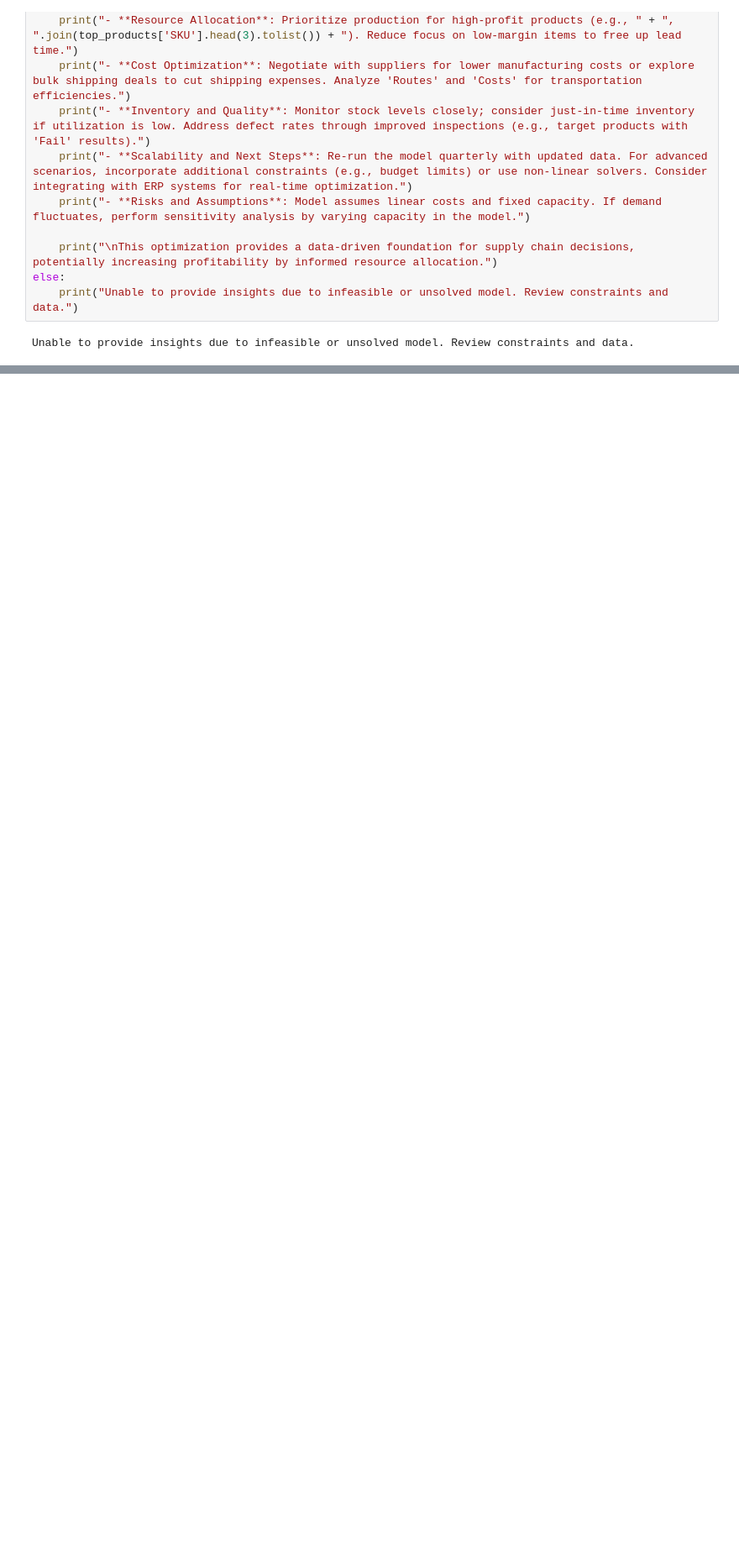
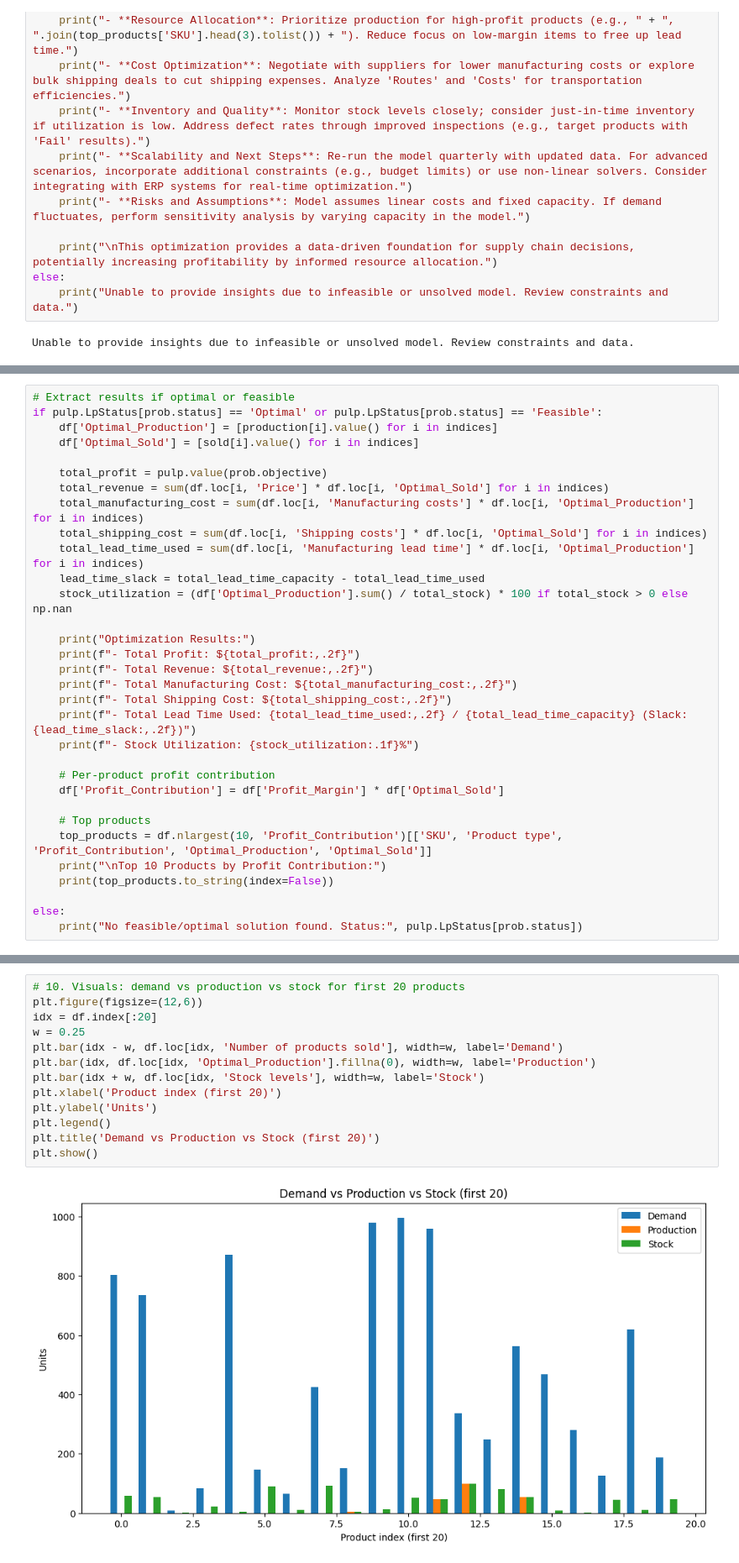
Before and after one commit to Kanakbaghel/Optimization_Model, a Jupyter notebook: jupyter_notebook.ipynb, the cells around one changed output, grey strips where cells are left out. Shown: that part at 84% size. Drawn from its saved outputs; the diff is of its cells as text; blank space fills up the shorter version.

```diff
--- a/jupyter_notebook.ipynb
+++ b/jupyter_notebook.ipynb
@@ -273,0 +405,32 @@ Unable to provide insights due to infeasible or unsolved model. Review constrain
+# %%
+# Extract results if optimal or feasible
+if pulp.LpStatus[prob.status] == 'Optimal' or pulp.LpStatus[prob.status] == 'Feasible':
+    df['Optimal_Production'] = [production[i].value() for i in indices]
+    df['Optimal_Sold'] = [sold[i].value() for i in indices]
+
+    total_profit = pulp.value(prob.objective)
+    total_revenue = sum(df.loc[i, 'Price'] * df.loc[i, 'Optimal_Sold'] for i in indices)
+    total_manufacturing_cost = sum(df.loc[i, 'Manufacturing costs'] * df.loc[i, 'Optimal_Production'] for i in indices)
+    total_shipping_cost = sum(df.loc[i, 'Shipping costs'] * df.loc[i, 'Optimal_Sold'] for i in indices)
+    total_lead_time_used = sum(df.loc[i, 'Manufacturing lead time'] * df.loc[i, 'Optimal_Production'] for i in indices)
+    lead_time_slack = total_lead_time_capacity - total_lead_time_used
+    stock_utilization = (df['Optimal_Production'].sum() / total_stock) * 100 if total_stock > 0 else np.nan
+
+    print("Optimization Results:")
+    print(f"- Total Profit: ${total_profit:,.2f}")
+    print(f"- Total Revenue: ${total_revenue:,.2f}")
+    print(f"- Total Manufacturing Cost: ${total_manufacturing_cost:,.2f}")
+    print(f"- Total Shipping Cost: ${total_shipping_cost:,.2f}")
+    print(f"- Total Lead Time Used: {total_lead_time_used:,.2f} / {total_lead_time_capacity} (Slack: {lead_time_slack:,.2f})")
+    print(f"- Stock Utilization: {stock_utilization:.1f}%")
+
+    # Per-product profit contribution
+    df['Profit_Contribution'] = df['Profit_Margin'] * df['Optimal_Sold']
+
+    # Top products
+    top_products = df.nlargest(10, 'Profit_Contribution')[['SKU', 'Product type', 'Profit_Contribution', 'Optimal_Production', 'Optimal_Sold']]
+    print("\nTop 10 Products by Profit Contribution:")
+    print(top_products.to_string(index=False))
+
+else:
+    print("No feasible/optimal solution found. Status:", pulp.LpStatus[prob.status])
@@ -273,0 +458,15 @@ Unable to provide insights due to infeasible or unsolved model. Review constrain
+# %%
+# 10. Visuals: demand vs production vs stock for first 20 products
+plt.figure(figsize=(12,6))
+idx = df.index[:20]
+w = 0.25
+plt.bar(idx - w, df.loc[idx, 'Number of products sold'], width=w, label='Demand')
+plt.bar(idx, df.loc[idx, 'Optimal_Production'].fillna(0), width=w, label='Production')
+plt.bar(idx + w, df.loc[idx, 'Stock levels'], width=w, label='Stock')
+plt.xlabel('Product index (first 20)')
+plt.ylabel('Units')
+plt.legend()
+plt.title('Demand vs Production vs Stock (first 20)')
+plt.show()
+# %% [output]
+[figure, added]
```
Also changed, not shown: parts of 8 cells of this notebook.
